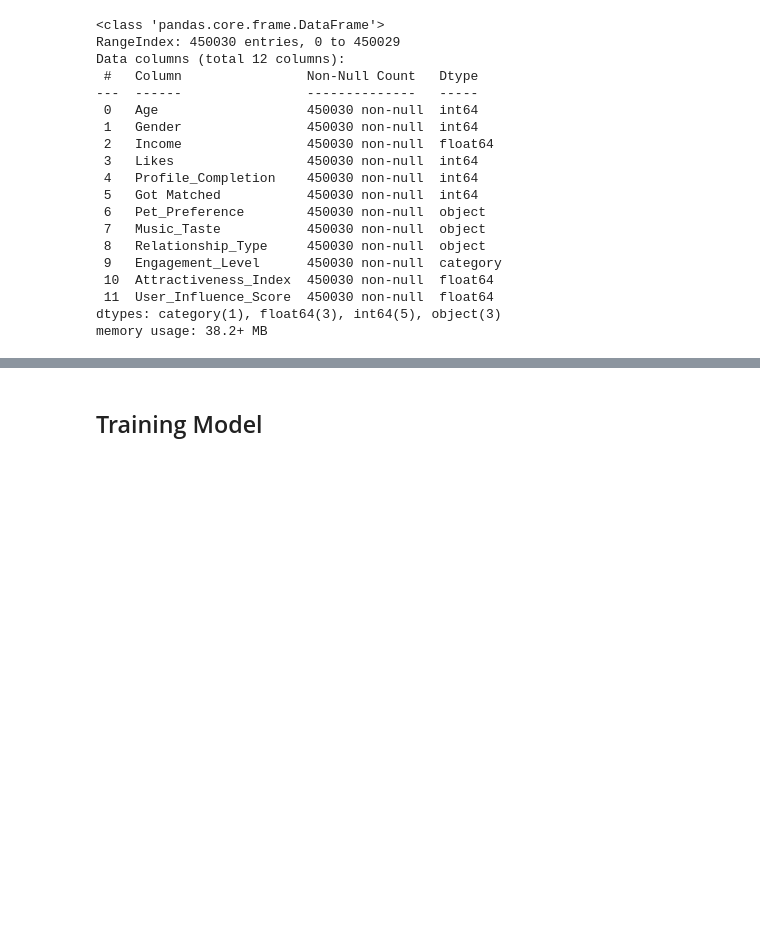
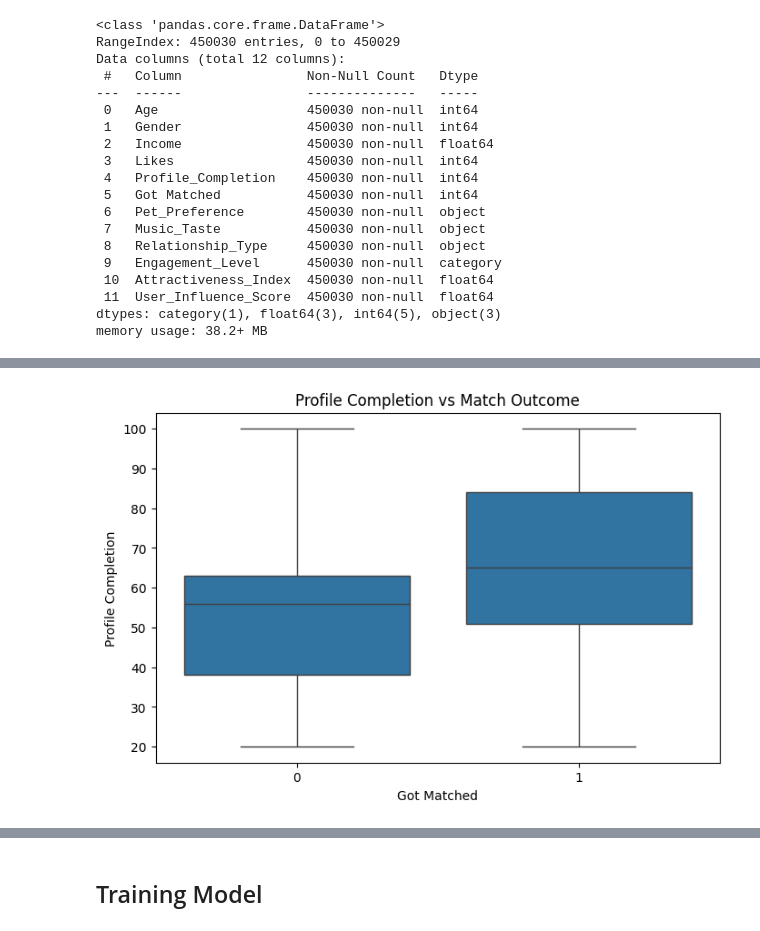
Before and after one commit to TomHArdy22311/Match-Craft, a Jupyter notebook: Untitled.ipynb, the cells around one changed output, grey strips where cells are left out. Cells and saved outputs as stored; diff of their text form; code cells hidden in the pictures; blank space fills up the shorter version.

```diff
--- a/Untitled.ipynb
+++ b/Untitled.ipynb
@@ -451,0 +484,17 @@ memory usage: 38.2+ MB
+# %%
+plt.figure(figsize=(8,5))
+
+sns.boxplot(
+    x='Got Matched',
+    y='Profile_Completion',
+    data=df
+)
+
+plt.title('Profile Completion vs Match Outcome')
+plt.xlabel('Got Matched')
+plt.ylabel('Profile Completion')
+plt.savefig('Profile.png')
+
+plt.show()
+# %% [output]
+[figure, added]
```
Also changed, not shown: parts of 7 cells of this notebook, 4 other files.
